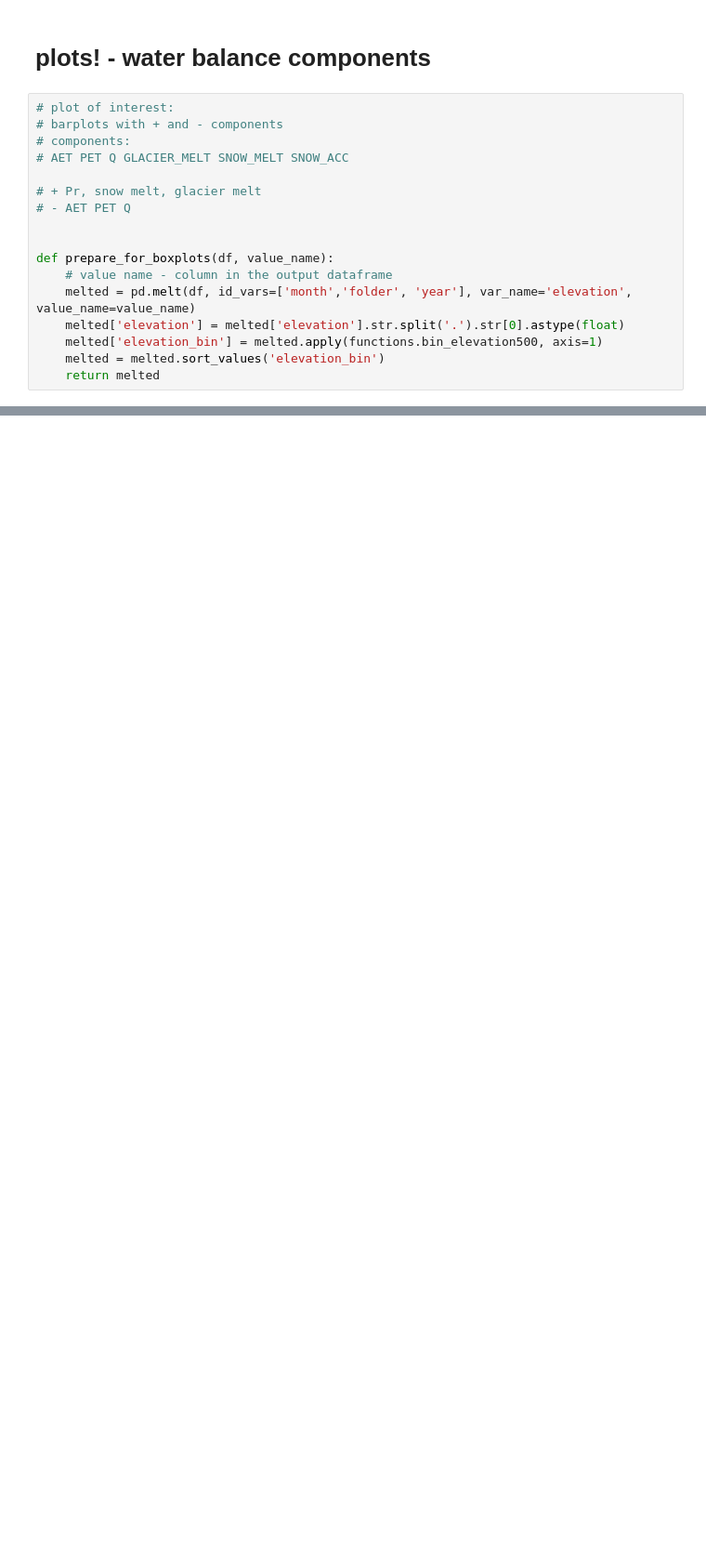
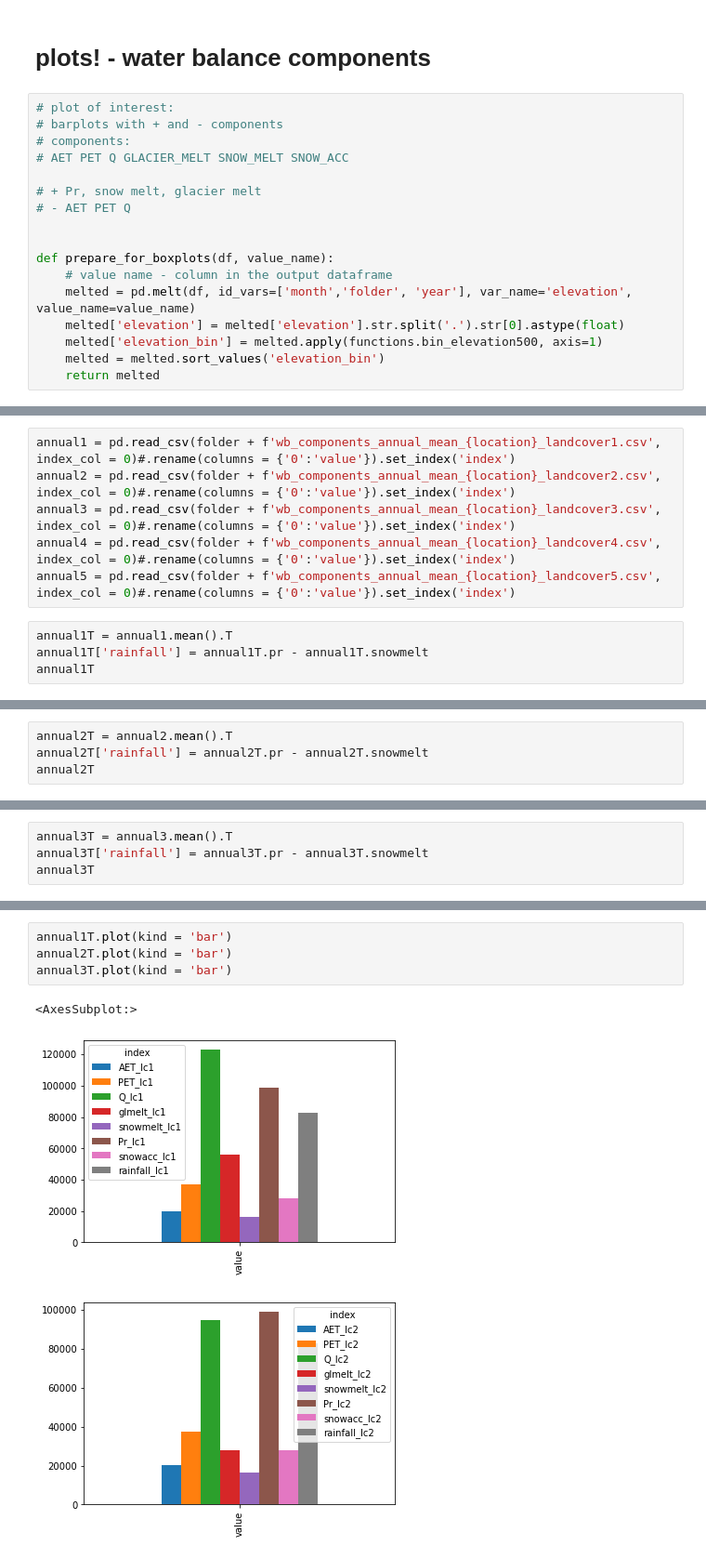
Before and after one commit to varyabazilova/sedcas_sediments_hma, a Jupyter notebook: 202406_modelruns/process_and_plot_hydro_new.ipynb, the cells around one changed output, grey strips where cells are left out. Shown at 93% size. Saved outputs shown, nothing was run; the diff lists cells and outputs as text; blank space fills up the shorter version.

```diff
--- a/202406_modelruns/process_and_plot_hydro_new.ipynb
+++ b/202406_modelruns/process_and_plot_hydro_new.ipynb
@@ -352,0 +417,10 @@ plt.legend()
+# %%
+annual1 = pd.read_csv(folder + f'wb_components_annual_mean_{location}_landcover1.csv', index_col = 0)#.rename(columns = {'0':'value'}).set_index('index')
+annual2 = pd.read_csv(folder + f'wb_components_annual_mean_{location}_landcover2.csv', index_col = 0)#.rename(columns = {'0':'value'}).set_index('index')
+annual3 = pd.read_csv(folder + f'wb_components_annual_mean_{location}_landcover3.csv', index_col = 0)#.rename(columns = {'0':'value'}).set_index('index')
+annual4 = pd.read_csv(folder + f'wb_components_annual_mean_{location}_landcover4.csv', index_col = 0)#.rename(columns = {'0':'value'}).set_index('index')
+annual5 = pd.read_csv(folder + f'wb_components_annual_mean_{location}_landcover5.csv', index_col = 0)#.rename(columns = {'0':'value'}).set_index('index')
+# %%
+annual1T = annual1.mean().T
+annual1T['rainfall'] = annual1T.pr - annual1T.snowmelt
+annual1T
@@ -352,0 +437,4 @@ plt.legend()
+# %%
+annual2T = annual2.mean().T
+annual2T['rainfall'] = annual2T.pr - annual2T.snowmelt
+annual2T
@@ -352,0 +451,4 @@ plt.legend()
+# %%
+annual3T = annual3.mean().T
+annual3T['rainfall'] = annual3T.pr - annual3T.snowmelt
+annual3T
@@ -352,0 +493,8 @@ plt.legend()
+# %%
+annual1T.plot(kind = 'bar')
+annual2T.plot(kind = 'bar')
+annual3T.plot(kind = 'bar')
+# %% [output]
+<AxesSubplot:>
+[figure, added]
+[figure, added]
```
Also changed, not shown: parts of 31 cells of this notebook, 5 other files.
